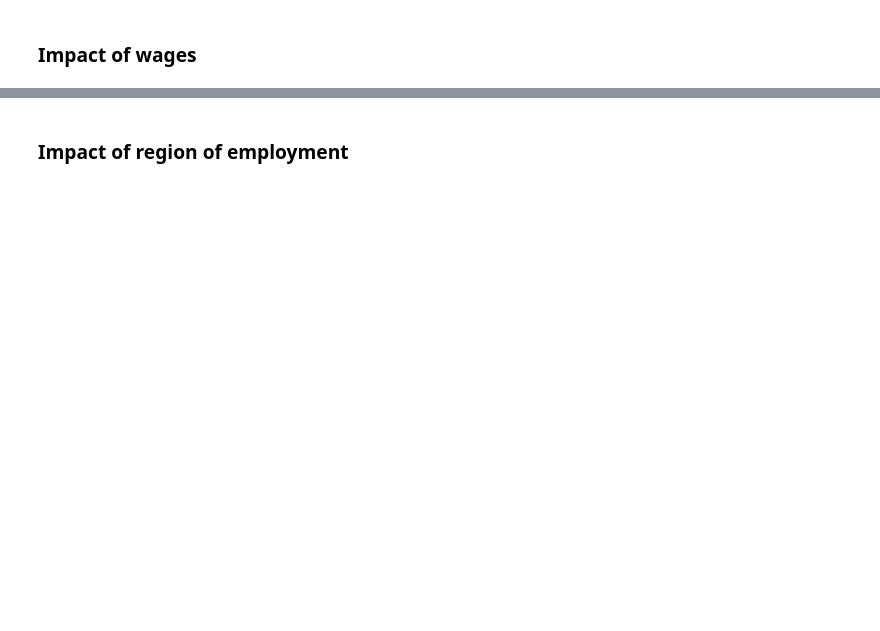
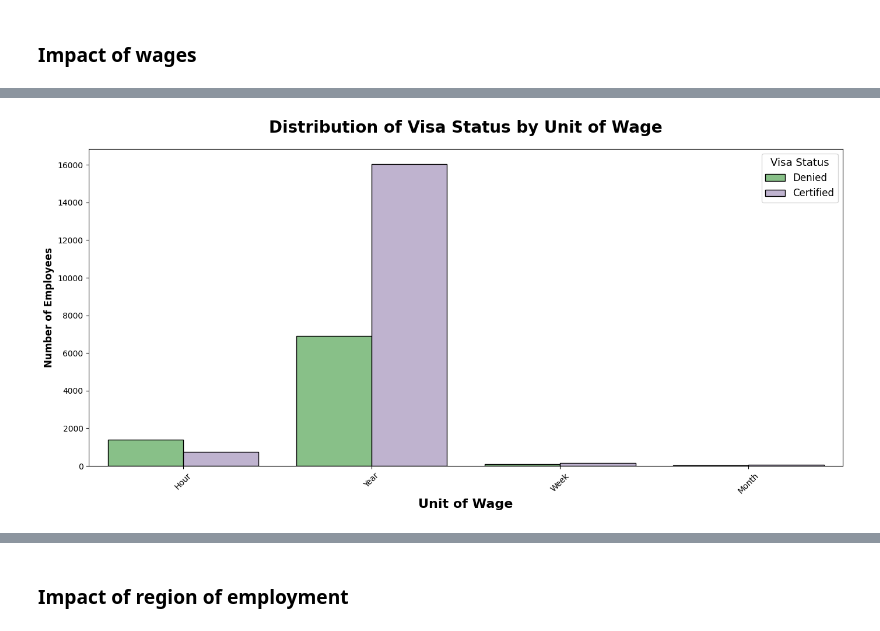
Before and after one commit to MRameezU/MLOPs_Classification_Problem, a Jupyter notebook: notebook/01_Exploratory_Data_Analysis_US_Visa.ipynb, the cells around one changed output, grey strips where cells are left out. Saved outputs shown, nothing was run; the diff lists cells and outputs as text; code cells hidden in the pictures; blank space fills up the shorter version.

```diff
--- a/notebook/01_Exploratory_Data_Analysis_US_Visa.ipynb
+++ b/notebook/01_Exploratory_Data_Analysis_US_Visa.ipynb
@@ -703,0 +817,24 @@ df.groupby('requires_job_training')['case_status'].value_counts(normalize=True).
+# %%
+plt.figure(figsize=(14, 7))
+sns.countplot(
+    x="unit_of_wage",
+    hue="case_status",
+    data=df,
+    edgecolor='black',
+    palette='Accent'
+)
+
+# Add title and labels with improved formatting
+plt.title("Distribution of Visa Status by Unit of Wage", weight="bold", fontsize=20, pad=20)
+plt.xlabel("Unit of Wage", weight="bold", fontsize=16)
+plt.ylabel("Number of Employees", weight="bold", fontsize=12)
+
+# Improve legend appearance
+plt.legend(title="Visa Status", title_fontsize='13', fontsize='12', fancybox=True)
+
+# Show the plot
+plt.xticks(rotation=45)  # Optional: rotate x-axis labels for better readability
+plt.tight_layout()        # Adjust layout to prevent clipping
+plt.show()
+# %% [output]
+[figure, added]
```
Also changed, not shown: parts of 32 cells of this notebook.
